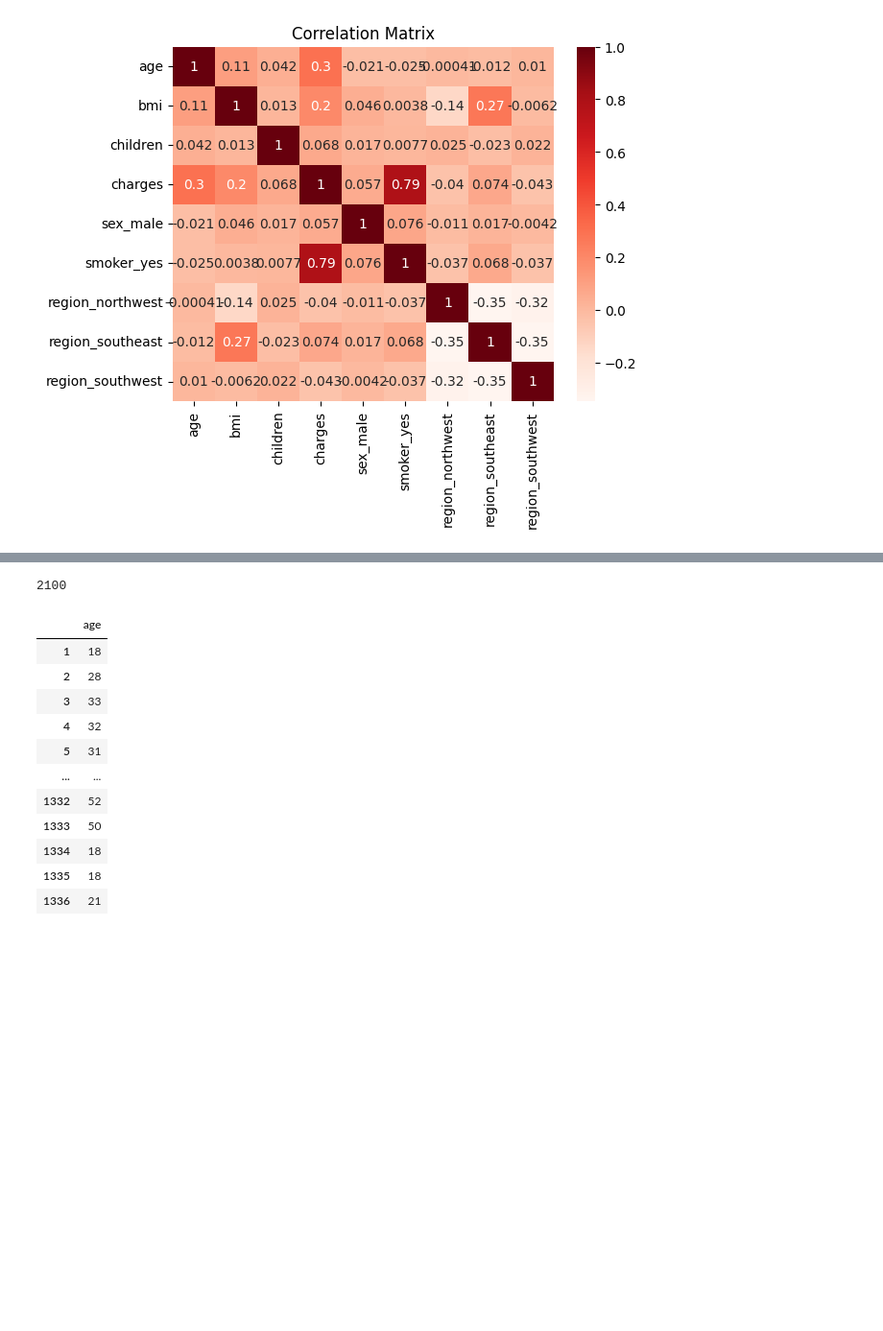
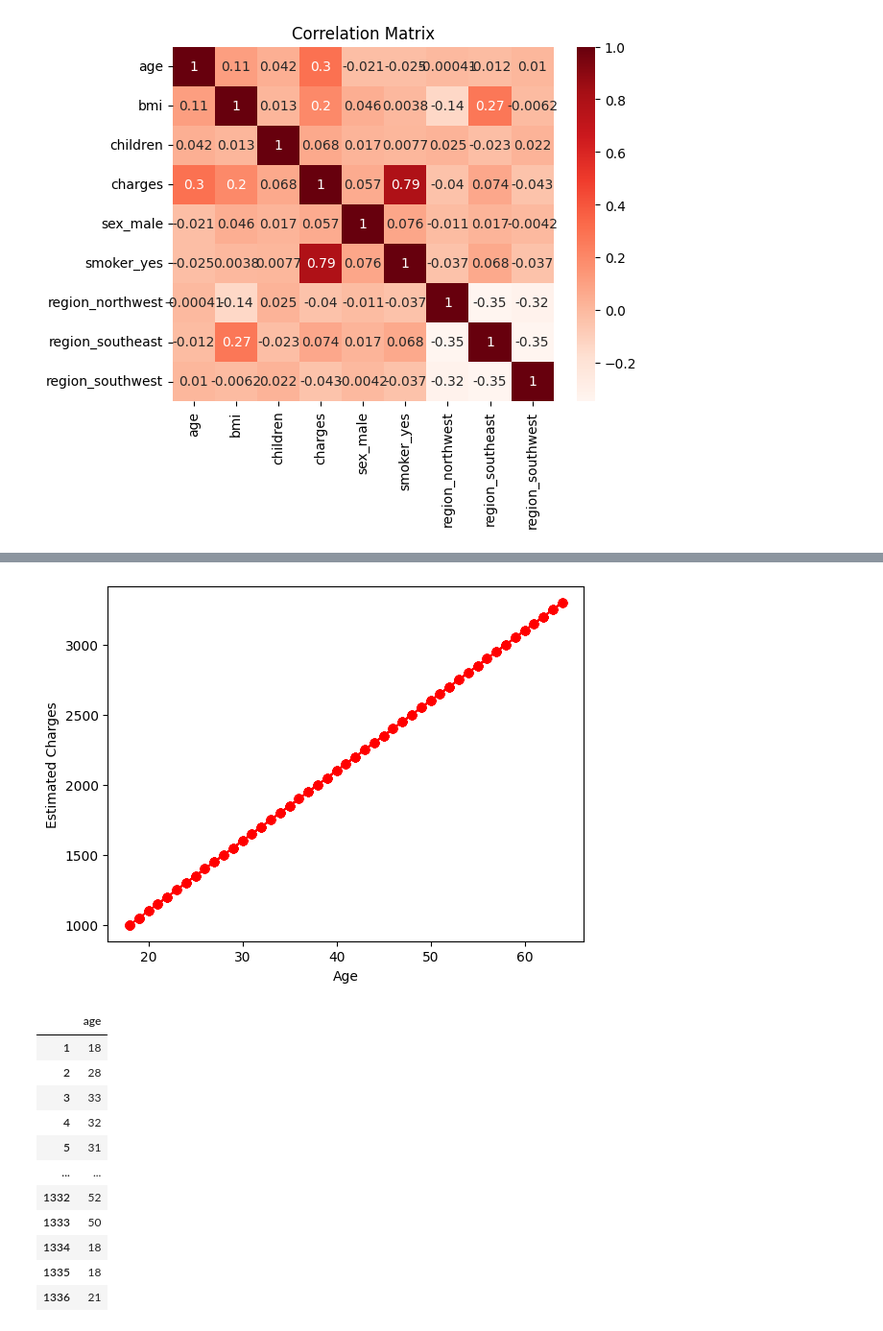
Before and after one commit to Domo7533/GCP-Practice-Project, a Jupyter notebook: Copy_of_acme.ipynb, the cells around one changed output, grey strips where cells are left out. Shown at 96% size. Saved outputs shown, nothing was run; the diff lists cells and outputs as text; code cells hidden in the pictures; blank space fills up the shorter version.

```diff
--- a/Copy_of_acme.ipynb
+++ b/Copy_of_acme.ipynb
@@ -247,7 +259,14 @@ b = 100
-# %%
-estimate_charges(40, w, b)
-# %% [output]
-2100
+# %%
+w = 50
+b = 100
+ages = non_smoker_df.age
+estimated_charges = estimate_charges(ages, w, b)
+plt.plot(ages, estimated_charges, 'r-o');
+plt.xlabel('Age');
+plt.ylabel('Estimated Charges');
+plt.show()
+# %% [output]
+[figure, added]
 # %%
 ages = non_smoker_df.age
 ages
```
Also changed, not shown: parts of 38 cells of this notebook.
